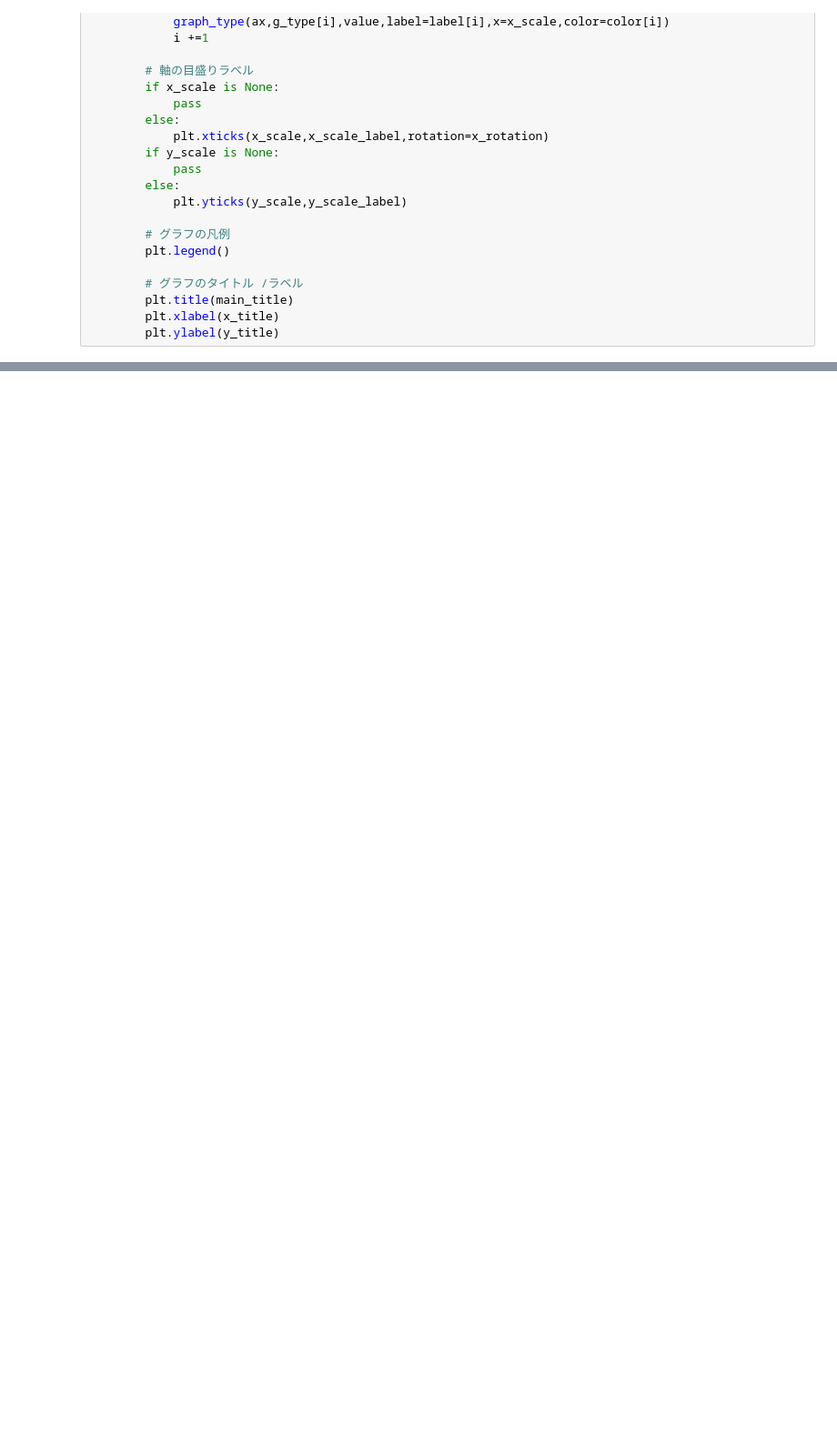
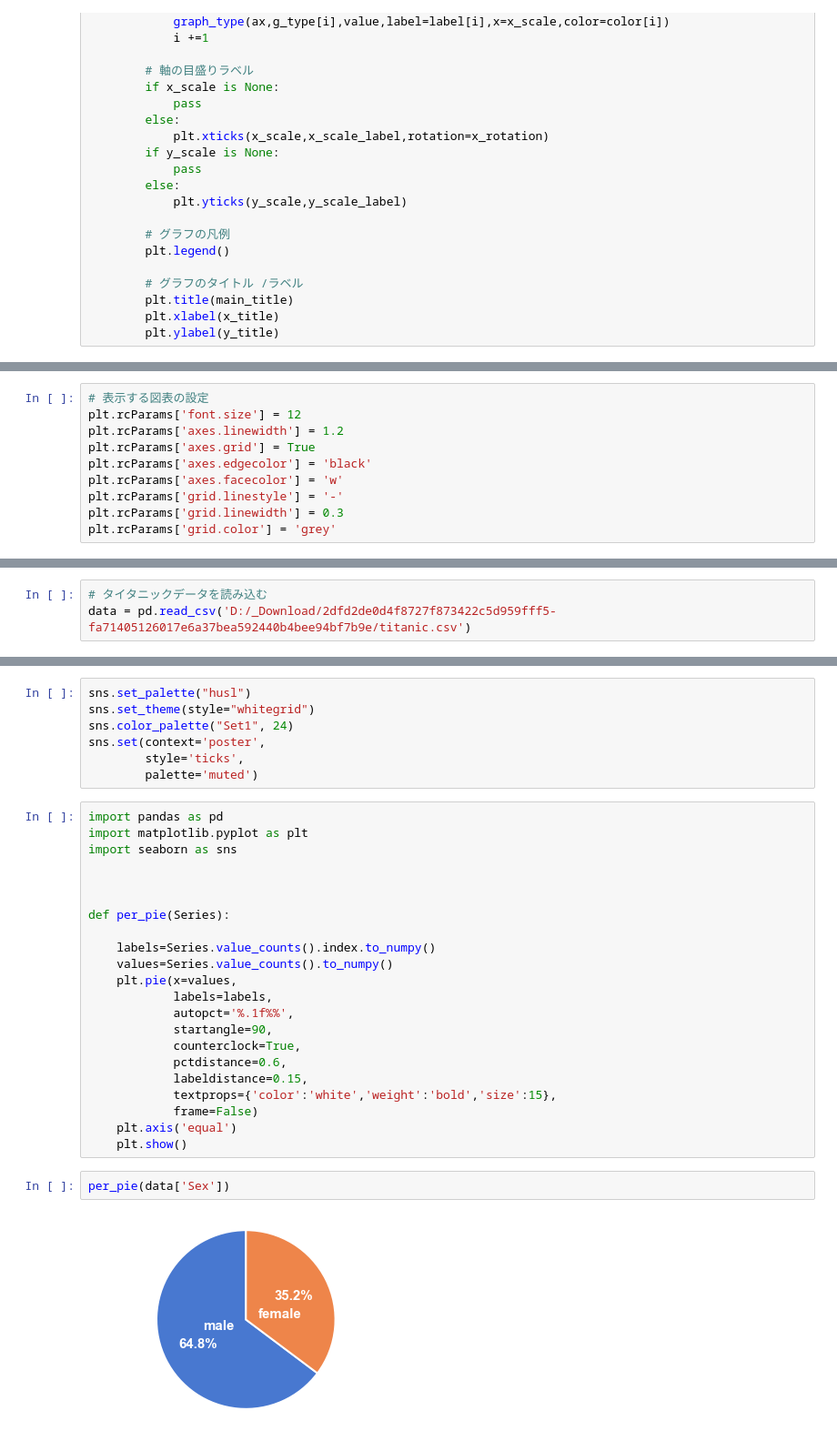
Before and after one commit to ikymbiz/self_lib, a Jupyter notebook: self_lib/graph.ipynb, the cells around one changed output, grey strips where cells are left out. Shown at 91% size. Drawn from its saved outputs; the diff is of its cells as text; blank space fills up the shorter version.

```diff
--- a/self_lib/graph.ipynb
+++ b/self_lib/graph.ipynb
@@ -104,0 +205,10 @@ g.duplex(main_title="T month compare",
+# %%
+# 表示する図表の設定
+plt.rcParams['font.size'] = 12
+plt.rcParams['axes.linewidth'] = 1.2
+plt.rcParams['axes.grid'] = True
+plt.rcParams['axes.edgecolor'] = 'black'
+plt.rcParams['axes.facecolor'] = 'w'
+plt.rcParams['grid.linestyle'] = '-'
+plt.rcParams['grid.linewidth'] = 0.3
+plt.rcParams['grid.color'] = 'grey'
@@ -104,0 +219,3 @@ g.duplex(main_title="T month compare",
+# %%
+# タイタニックデータを読み込む
+data = pd.read_csv('D:/_Download/2dfd2de0d4f8727f873422c5d959fff5-fa71405126017e6a37bea592440b4bee94bf7b9e/titanic.csv')
@@ -104,0 +242,33 @@ g.duplex(main_title="T month compare",
+# %%
+sns.set_palette("husl")
+sns.set_theme(style="whitegrid")
+sns.color_palette("Set1", 24)
+sns.set(context='poster',
+        style='ticks',
+        palette='muted')
+# %%
+import pandas as pd
+import matplotlib.pyplot as plt
+import seaborn as sns
+
+
+
+def per_pie(Series):
+
+    labels=Series.value_counts().index.to_numpy()
+    values=Series.value_counts().to_numpy()
+    plt.pie(x=values,
+            labels=labels,
+            autopct='%.1f%%',
+            startangle=90,
+            counterclock=True,
+            pctdistance=0.6,
+            labeldistance=0.15,
+            textprops={'color':'white','weight':'bold','size':15},
+            frame=False)
+    plt.axis('equal')
+    plt.show()
+# %%
+per_pie(data['Sex'])
+# %% [output]
+[figure, added]
```
Also changed, not shown: parts of 16 cells of this notebook, 6 other files.
